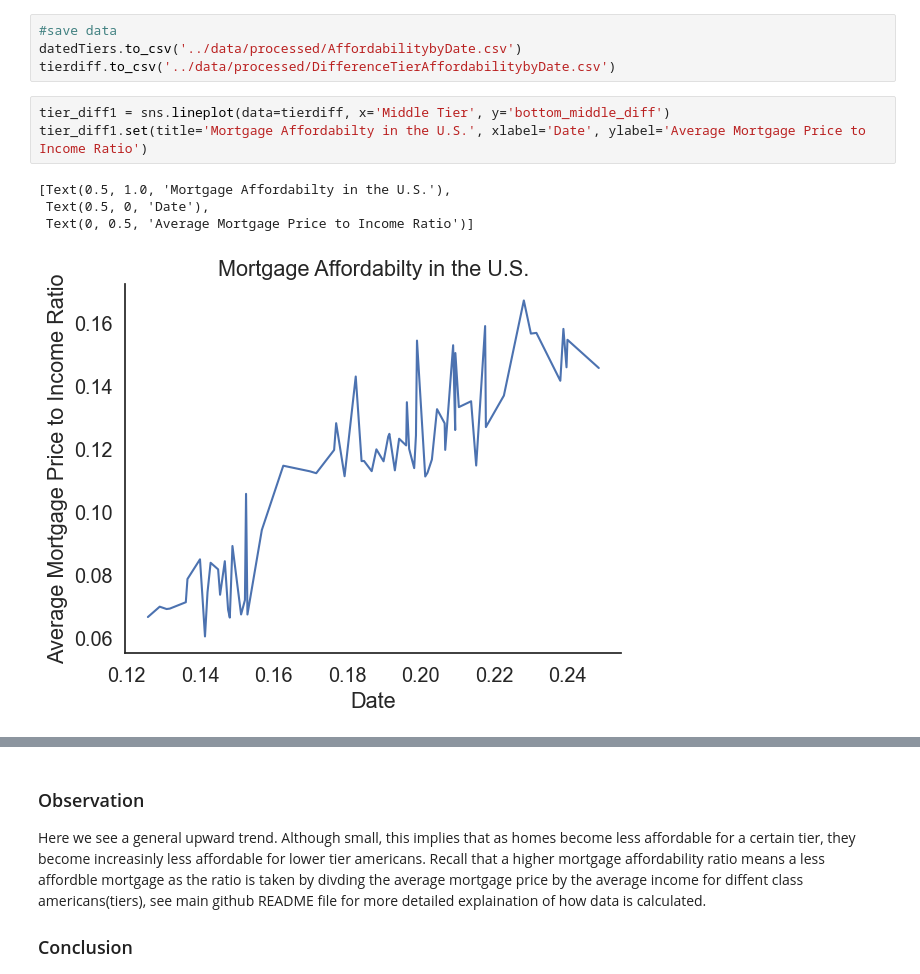
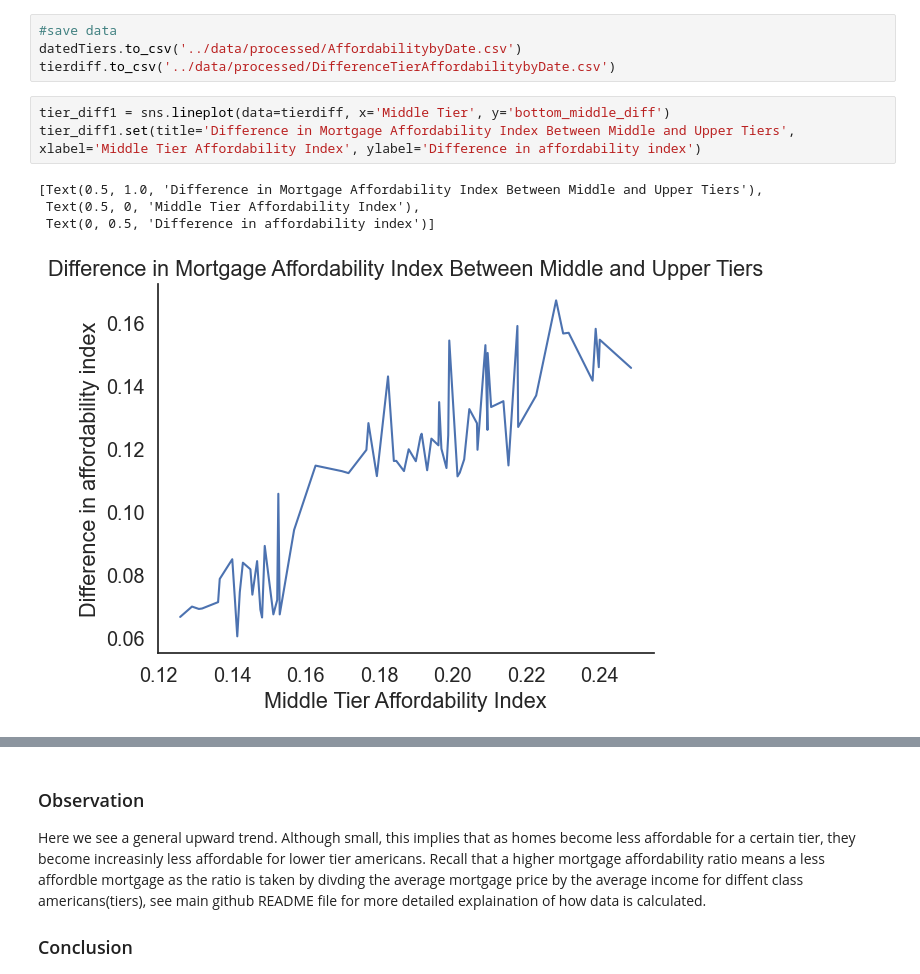
Before and after one commit to ubco-W2022T2-data301/project-group-therealgroup30, a Jupyter notebook: analysis/analysisWill.ipynb, the cells around one changed output, grey strips where cells are left out. Cells and saved outputs as stored; diff of their text form.

```diff
--- a/analysis/analysisWill.ipynb
+++ b/analysis/analysisWill.ipynb
@@ -240,11 +241,11 @@ datedTiers.to_csv('../data/processed/AffordabilitybyDate.csv')
 tierdiff.to_csv('../data/processed/DifferenceTierAffordabilitybyDate.csv')
 # %%
 tier_diff1 = sns.lineplot(data=tierdiff, x='Middle Tier', y='bottom_middle_diff')
-tier_diff1.set(title='Mortgage Affordabilty in the U.S.', xlabel='Date', ylabel='Average Mortgage Price to Income Ratio')
+tier_diff1.set(title='Difference in Mortgage Affordability Index Between Middle and Upper Tiers', xlabel='Middle Tier Affordability Index', ylabel='Difference in affordability index')
 # %% [output]
-[Text(0.5, 1.0, 'Mortgage Affordabilty in the U.S.'),
- Text(0.5, 0, 'Date'),
- Text(0, 0.5, 'Average Mortgage Price to Income Ratio')]
+[Text(0.5, 1.0, 'Difference in Mortgage Affordability Index Between Middle and Upper Tiers'),
+ Text(0.5, 0, 'Middle Tier Affordability Index'),
+ Text(0, 0.5, 'Difference in affordability index')]
-[figure, old version]
+[figure, new version]
 # %%
 tier_diff2 = sns.lineplot(data=tierdiff, x='Upper Tier', y='middle_upper_diff')
```
Also changed, not shown: parts of 2 cells of this notebook, 1 other file.
